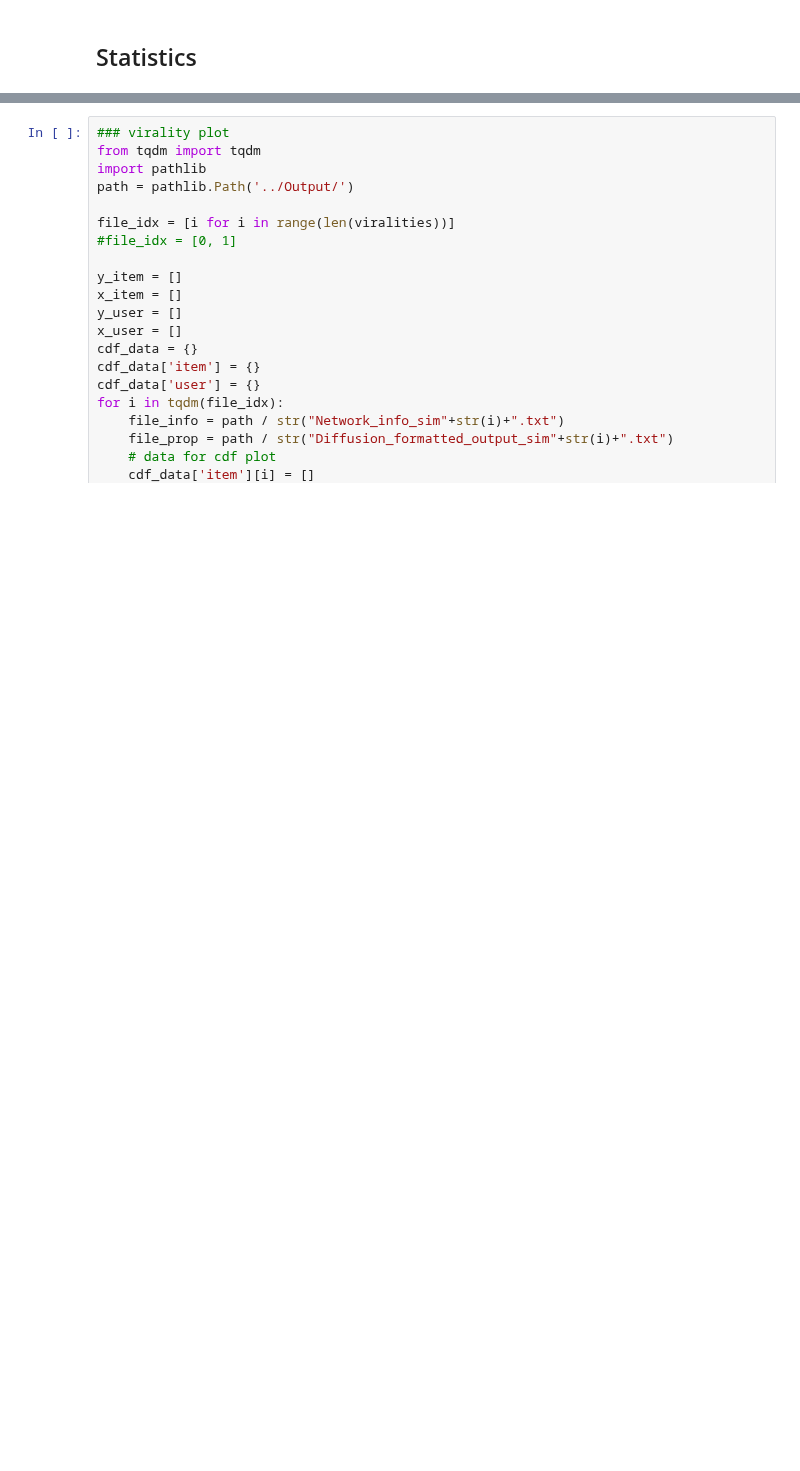
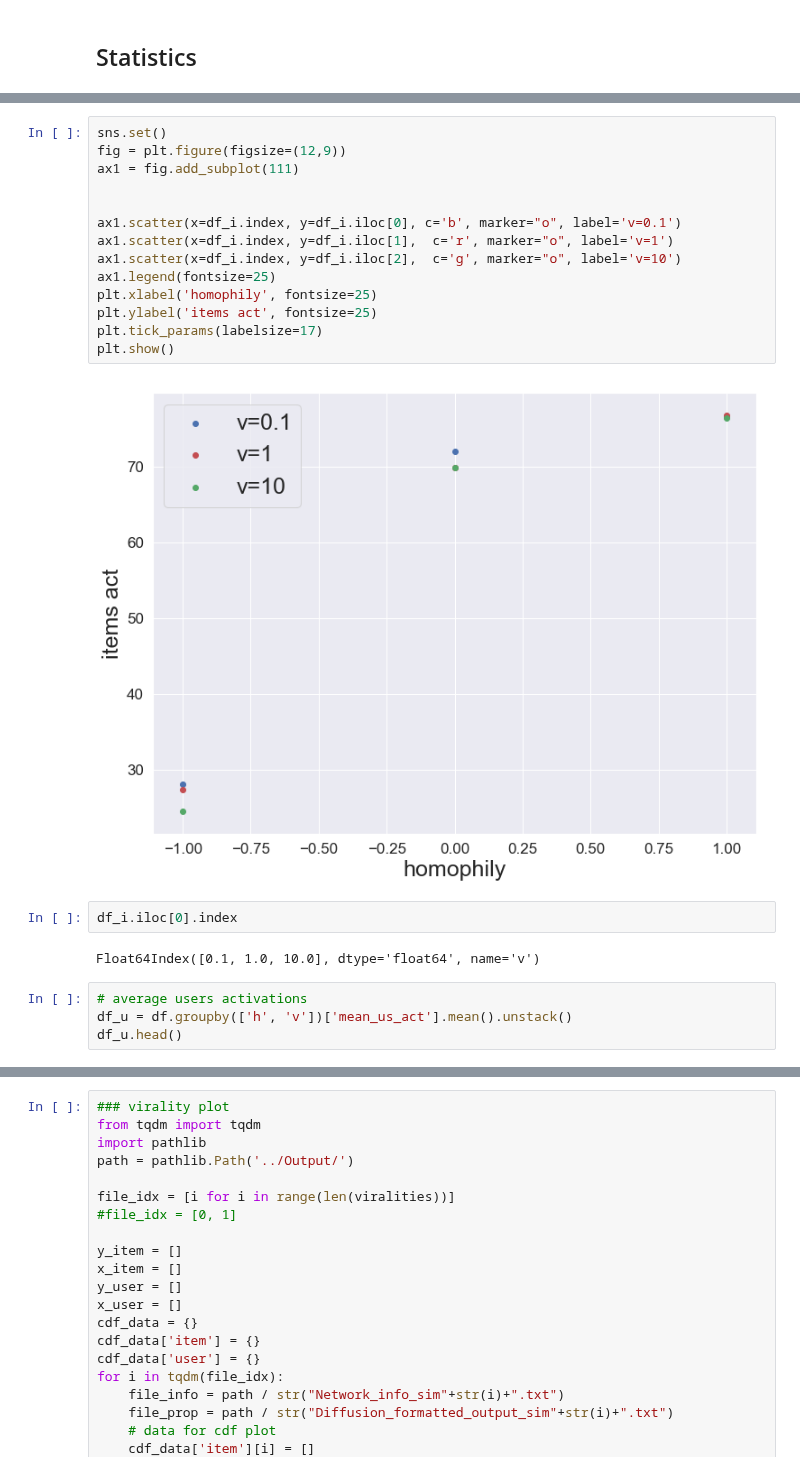
Before and after one commit to FedericoCinus/WoMG, a Jupyter notebook: examples/tutorial.ipynb, the cells around one changed output, grey strips where cells are left out. Cells and saved outputs as stored; diff of their text form; blank space fills up the shorter version.

```diff
--- a/examples/tutorial.ipynb
+++ b/examples/tutorial.ipynb
@@ -293,0 +249,24 @@ simulate(numb_docs=3553,
+# %%
+sns.set()
+fig = plt.figure(figsize=(12,9))
+ax1 = fig.add_subplot(111)
+
+
+ax1.scatter(x=df_i.index, y=df_i.iloc[0], c='b', marker="o", label='v=0.1')
+ax1.scatter(x=df_i.index, y=df_i.iloc[1],  c='r', marker="o", label='v=1')
+ax1.scatter(x=df_i.index, y=df_i.iloc[2],  c='g', marker="o", label='v=10')
+ax1.legend(fontsize=25)
+plt.xlabel('homophily', fontsize=25)
+plt.ylabel('items act', fontsize=25)
+plt.tick_params(labelsize=17)
+plt.show()
+# %% [output]
+[figure, added]
+# %%
+df_i.iloc[0].index
+# %% [output]
+Float64Index([0.1, 1.0, 10.0], dtype='float64', name='v')
+# %%
+# average users activations
+df_u = df.groupby(['h', 'v'])['mean_us_act'].mean().unstack()
+df_u.head()
```
Also changed, not shown: parts of 41 cells of this notebook.
